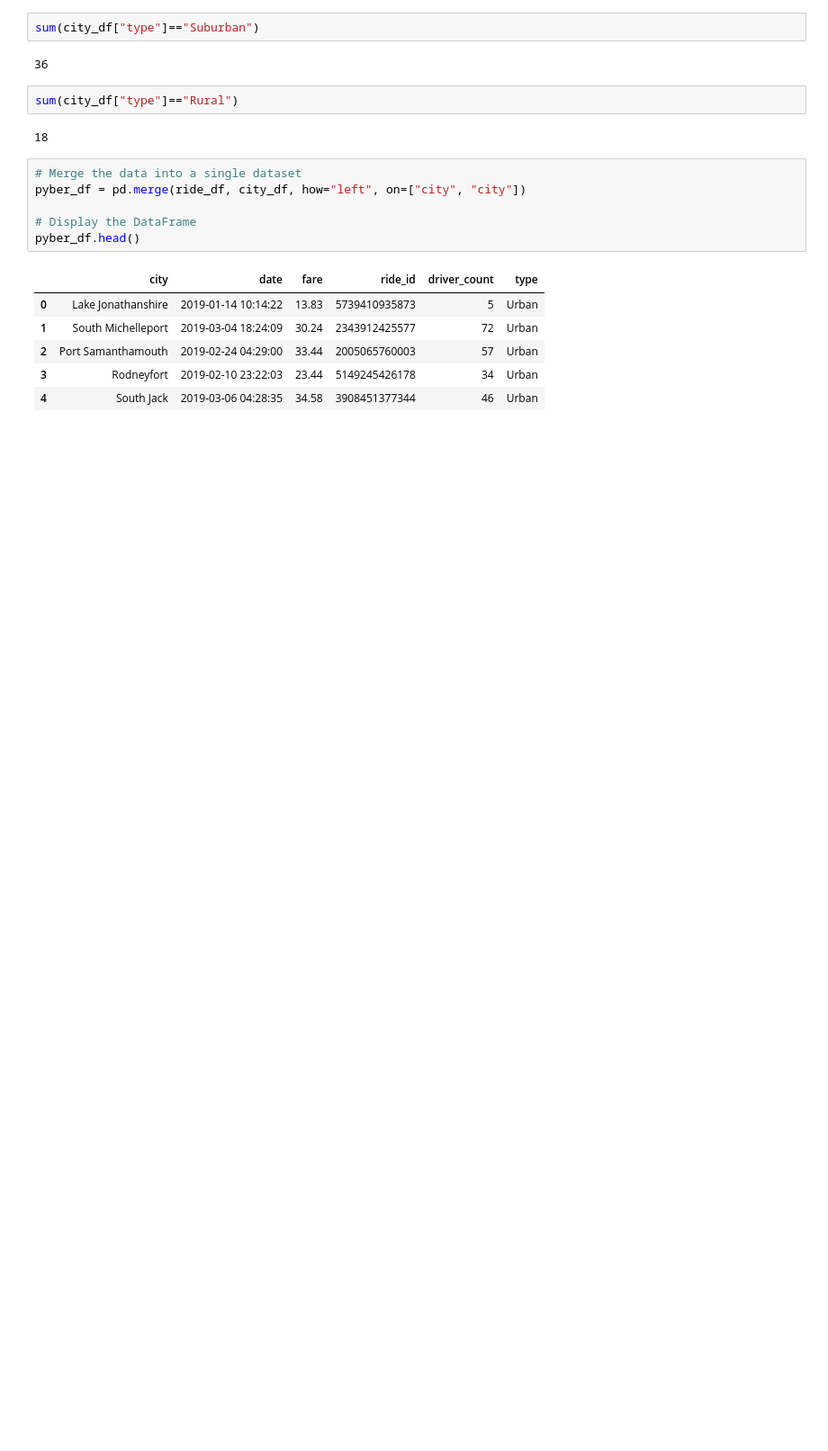
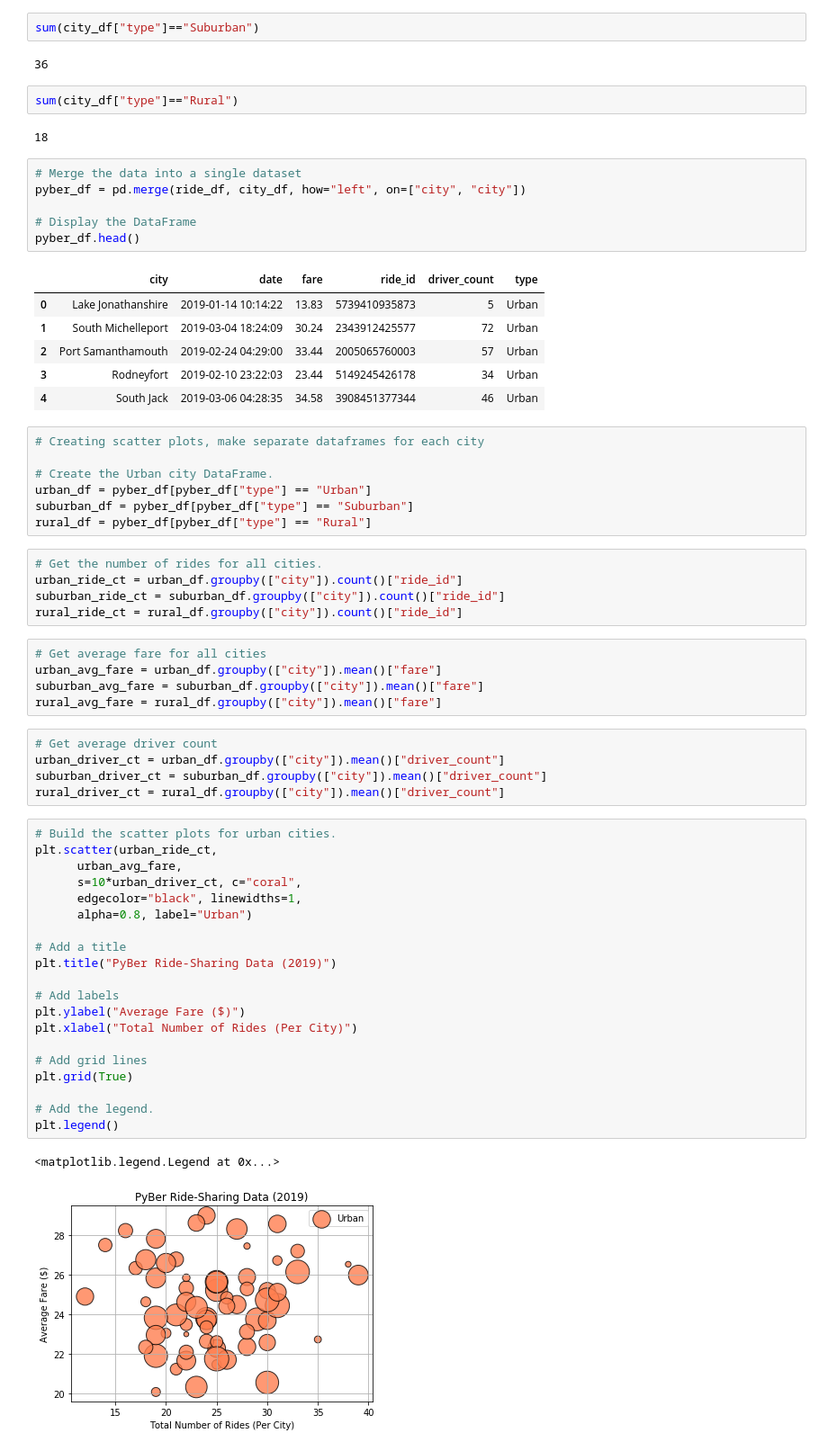
Before and after one commit to natrockwood/PyBer_Analysis, a Jupyter notebook: PyBer_Analysis.ipynb, the cells around one changed output. Shown at 90% size. Drawn from its saved outputs; the diff is of its cells as text; blank space fills up the shorter version.

Commit message:
Adding bubble chart analysis of PyBer Ride Sharing Data.

```diff
--- a/PyBer_Analysis.ipynb
+++ b/PyBer_Analysis.ipynb
@@ -126,3 +126,48 @@ pyber_df.head()
 | 2 | Port Samanthamouth | 2019-02-24 04:29:00 | 33.44 | 2005065760003 | 57 | Urban |
 | 3 | Rodneyfort | 2019-02-10 23:22:03 | 23.44 | 5149245426178 | 34 | Urban |
 | 4 | South Jack | 2019-03-06 04:28:35 | 34.58 | 3908451377344 | 46 | Urban |
+# %%
+# Creating scatter plots, make separate dataframes for each city
+
+# Create the Urban city DataFrame.
+urban_df = pyber_df[pyber_df["type"] == "Urban"]
+suburban_df = pyber_df[pyber_df["type"] == "Suburban"]
+rural_df = pyber_df[pyber_df["type"] == "Rural"]
+# %%
+# Get the number of rides for all cities.
+urban_ride_ct = urban_df.groupby(["city"]).count()["ride_id"]
+suburban_ride_ct = suburban_df.groupby(["city"]).count()["ride_id"]
+rural_ride_ct = rural_df.groupby(["city"]).count()["ride_id"]
+# %%
+# Get average fare for all cities
+urban_avg_fare = urban_df.groupby(["city"]).mean()["fare"]
+suburban_avg_fare = suburban_df.groupby(["city"]).mean()["fare"]
+rural_avg_fare = rural_df.groupby(["city"]).mean()["fare"]
+# %%
+# Get average driver count
+urban_driver_ct = urban_df.groupby(["city"]).mean()["driver_count"]
+suburban_driver_ct = suburban_df.groupby(["city"]).mean()["driver_count"]
+rural_driver_ct = rural_df.groupby(["city"]).mean()["driver_count"]
+# %%
+# Build the scatter plots for urban cities.
+plt.scatter(urban_ride_ct,
+      urban_avg_fare,
+      s=10*urban_driver_ct, c="coral",
+      edgecolor="black", linewidths=1,
+      alpha=0.8, label="Urban")
+
+# Add a title
+plt.title("PyBer Ride-Sharing Data (2019)")
+
+# Add labels
+plt.ylabel("Average Fare ($)")
+plt.xlabel("Total Number of Rides (Per City)")
+
+# Add grid lines
+plt.grid(True)
+
+# Add the legend.
+plt.legend()
+# %% [output]
+<matplotlib.legend.Legend at 0x...>
+[figure, added]
```
Also changed, not shown: parts of 3 cells of this notebook, 7 other files.
